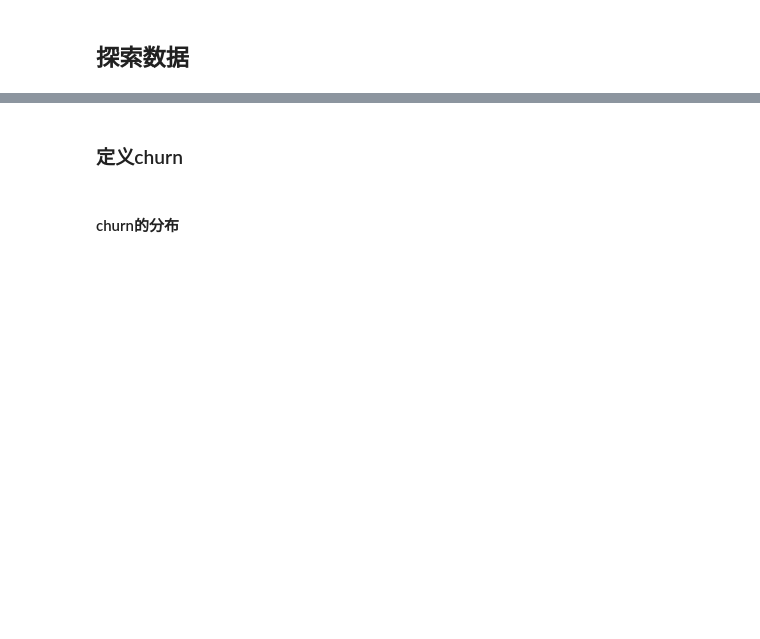
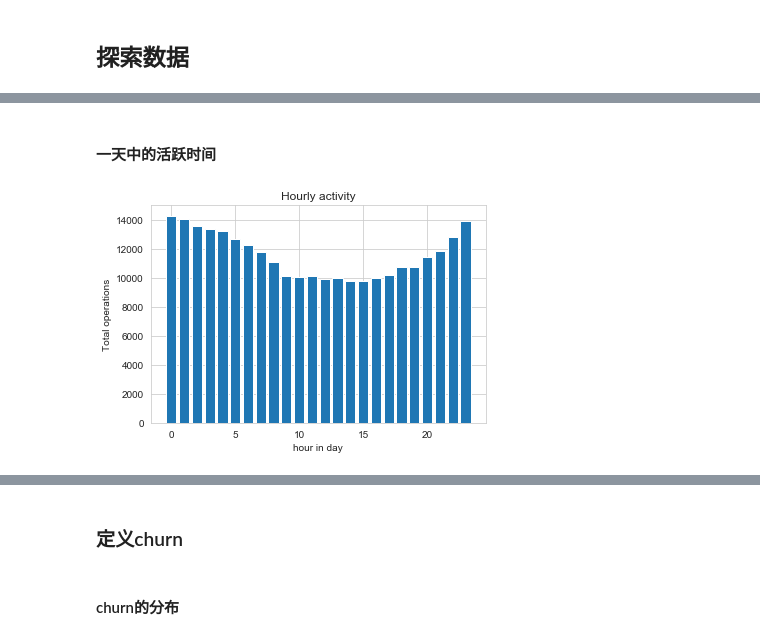
Before and after one commit to hanyang7427/Sparkify, a Jupyter notebook: Sparkify-zh.ipynb, the cells around one changed output, grey strips where cells are left out. Drawn from its saved outputs; the diff is of its cells as text; code cells hidden in the pictures; blank space fills up the shorter version.

```diff
--- a/Sparkify-zh.ipynb
+++ b/Sparkify-zh.ipynb
@@ -324,0 +357,10 @@ print('清洗后数据集有{}行，{}列'.format(df_valid.count(), len(df_valid
+# %% [markdown]
+#### 一天中的活跃时间
+# %%
+hourly_activity = df_valid.groupBy('hour').count().sort('hour').toPandas()
+plt.bar(hourly_activity['hour'],hourly_activity['count'])
+plt.title('Hourly activity');
+plt.xlabel('hour in day');
+plt.ylabel('Total operations');
+# %% [output]
+[figure, added]
```
Also changed, not shown: parts of 64 cells of this notebook.
